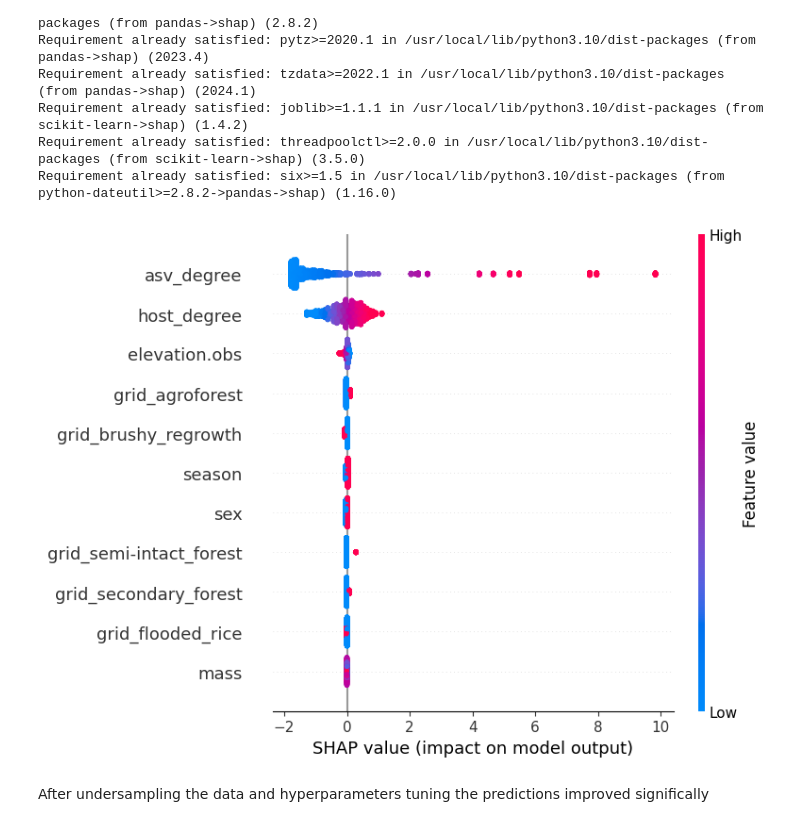
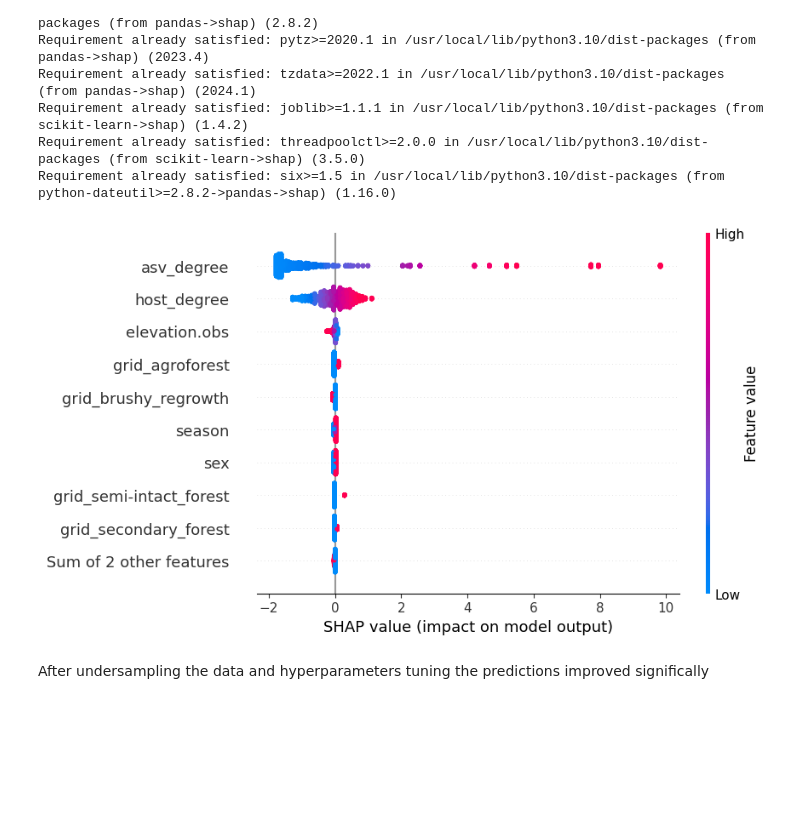
Before and after one commit to Ecological-Complexity-Lab/link_prediction_project, a Jupyter notebook: MLmodel.ipynb, the cells around one changed output. Cells and saved outputs as stored; diff of their text form; code cells hidden in the pictures; blank space fills up the shorter version.

Commit message:
changes in plots

```diff
--- a/MLmodel.ipynb
+++ b/MLmodel.ipynb
@@ -86,0 +91,20 @@ plt.show()
+# %%
+
+# Convert results to DataFrame for plotting
+results_df = pd.DataFrame(mcc_results)
+
+# Melt the DataFrame for Seaborn
+results_melted = results_df.melt(var_name='Model', value_name='MCC')
+
+# Plotting the MCC scores
+sns.set(style="whitegrid")
+plt.figure(figsize=(12, 8), dpi=300)
+boxplot = sns.boxplot(x='Model', y='MCC', data=results_melted, palette="Set2")
+boxplot.set_title('Comparison of MCC Scores Across Models', fontsize=20, weight='bold')
+boxplot.set_xlabel('Model', fontsize=15, weight='bold')
+boxplot.set_ylabel('MCC Score', fontsize=15, weight='bold')
+
+boxplot.set_xticklabels(boxplot.get_xticklabels(), fontsize=22, weight='bold', color='black')
+
+plt.savefig('mcc_comparison_boxplot.png', bbox_inches='tight', dpi=300)
+plt.show()
@@ -334,32 +361,32 @@ Requirement already satisfied: six>=1.5 in /usr/local/lib/python3.10/dist-packag
 # %%
 import shap
 df_mandena_filtered = df_mandena_filtered.drop(['asv_ID'], axis=1)
 df_mandena_filtered = df_mandena_filtered.astype('float64')
 
 # Check and ensure no missing values
 if df_mandena_filtered.isnull().values.any():
     df_mandena_filtered = df_mandena_filtered.fillna(0)
 
 X = df_mandena_filtered.drop(['Link'], axis=1)
 y = df_mandena_filtered['Link']
 X_train, X_test, y_train, y_test = train_test_split(X, y, test_size=0.3, random_state=42)
 
 # Undersample the training data
 rus = RandomUnderSampler(random_state=42, sampling_strategy='majority')
 X_resampled, y_resampled = rus.fit_resample(X_train, y_train)
 X_train_resampled, X_test_resampled, y_train_resampled, y_test_resampled = train_test_split(X_resampled, y_resampled, test_size=0.3, random_state=42)
 
 X_train_resampled = pd.DataFrame(X_train_resampled, columns=X.columns)
 X_test_resampled = pd.DataFrame(X_test_resampled, columns=X.columns)
 
 lr = LogisticRegression()
 lr.fit(X_train_resampled, y_train_resampled)
 y_pred_resampled = lr.predict(X_test_resampled)
 explainer = shap.Explainer(lr, X_train_resampled)
 shap_values = explainer(X_test_resampled)
-shap.summary_plot(shap_values, X_test_resampled, feature_names=X.columns)
+shap.plots.beeswarm(shap_values)
 # %% [output]
-[figure, old version]
+[figure, new version]
 # %% [markdown]
 After undersampling the data and hyperparameters tuning the predictions improved significally
 # %%
```
Also changed, not shown: parts of 8 cells of this notebook.
